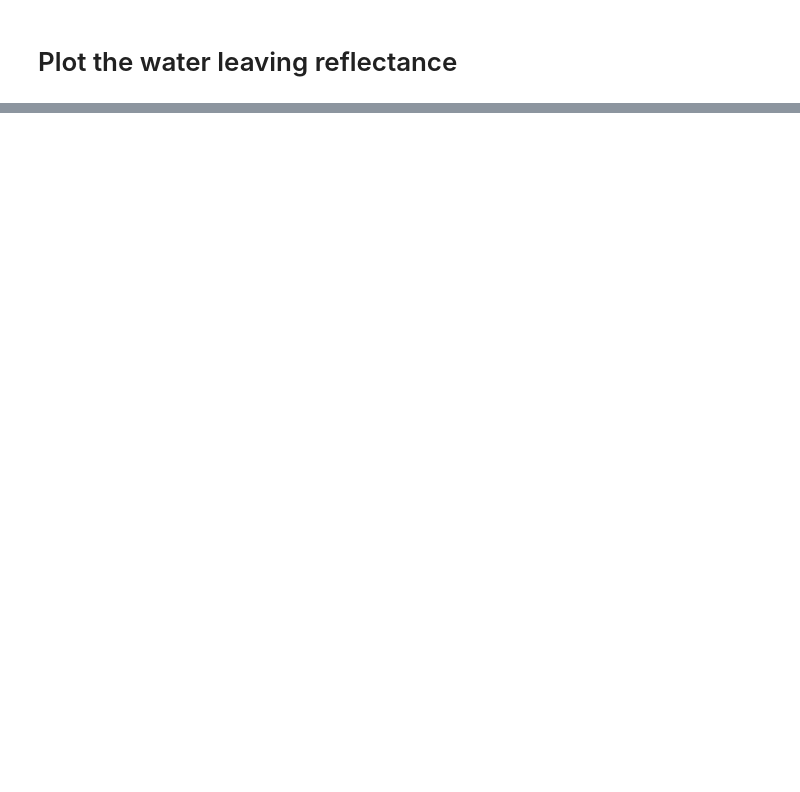
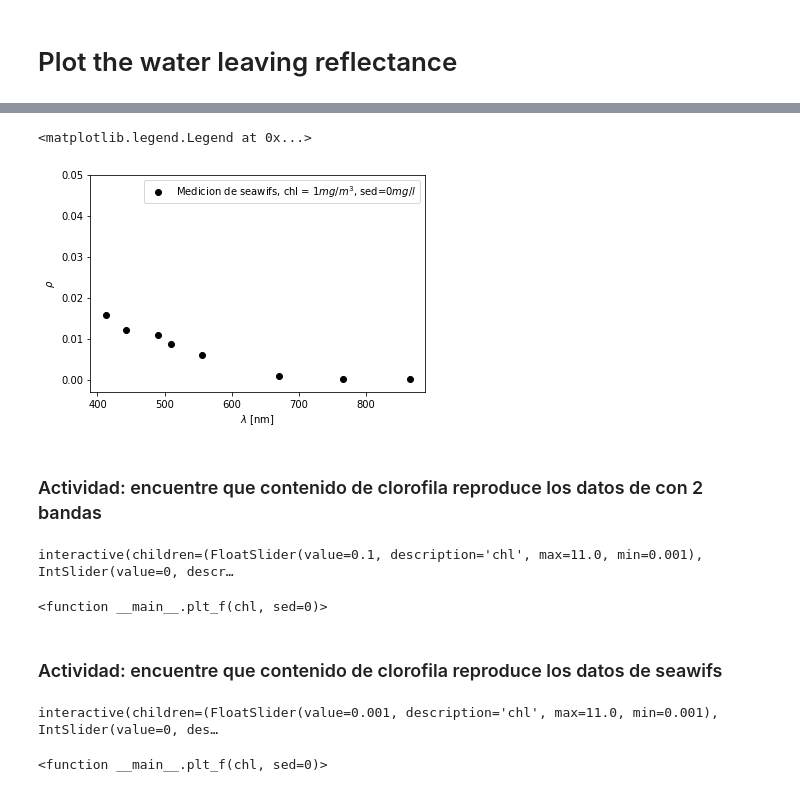
Before and after one commit to fnemina/OC-Teaching-notebooks, a Jupyter notebook: chlRho.ipynb, the cells around one changed output, grey strips where cells are left out. Saved outputs shown, nothing was run; the diff lists cells and outputs as text; code cells hidden in the pictures; blank space fills up the shorter version.

```diff
--- a/chlRho.ipynb
+++ b/chlRho.ipynb
@@ -27,0 +104,16 @@ sea = interp1d(wl, f(c, s))(sea_wl)
+# %%
+sea_wl = np.array([412., 443., 490., 510., 555., 670., 765., 865.])
+c = np.round(np.random.uniform(0,10),0)
+s = np.round(np.random.uniform(0,15),1)*10
+sea = interp1d(wl, f(1, 0))(sea_wl)
+# %%
+plt.plot(sea_wl, sea, 'ko', label="Medicion de seawifs, chl = 1$mg/m^3$, sed=0$mg/l$")
+plt.xlabel(rf"$\lambda$ [nm]")
+plt.ylim(bottom=-0.003, top=0.05)
+plt.ylabel(rf"$\rho$")
+plt.legend()
+# %% [output]
+<matplotlib.legend.Legend at 0x...>
+[figure, added]
+# %% [markdown]
+### Actividad: encuentre que contenido de clorofila reproduce los datos de con 2 bandas
@@ -27,0 +124,26 @@ sea = interp1d(wl, f(c, s))(sea_wl)
+# %%
+def plt_f(chl, sed=0):
+    plt.plot(sea_wl[[2,3]], sea[[2,3]], 'ko')
+    plt.plot(wl, f(chl, sed))
+    plt.xlabel(rf"$\lambda$ [nm]")
+    plt.ylim(bottom=-0.003, top=0.05)
+    plt.ylabel(rf"$\rho$")
+
+interact(plt_f, chl = widgets.FloatSlider(value=0.1, min=0.001, max=11, step=.1), sed = 0)
+# %% [output]
+interactive(children=(FloatSlider(value=0.1, description='chl', max=11.0, min=0.001), IntSlider(value=0, descr…
+<function __main__.plt_f(chl, sed=0)>
+# %% [markdown]
+### Actividad: encuentre que contenido de clorofila reproduce los datos de seawifs
+# %%
+def plt_f(chl, sed=0):
+    plt.plot(sea_wl, sea, 'ko')
+    plt.plot(wl, f(chl, sed))
+    plt.xlabel(rf"$\lambda$ [nm]")
+    plt.ylim(bottom=-0.003, top=0.05)
+    plt.ylabel(rf"$\rho$")
+
+interact(plt_f, chl = widgets.FloatSlider(value=0, min=0.001, max=11, step=0.1), sed = 0)
+# %% [output]
+interactive(children=(FloatSlider(value=0.001, description='chl', max=11.0, min=0.001), IntSlider(value=0, des…
+<function __main__.plt_f(chl, sed=0)>
```
Also changed, not shown: parts of 23 cells of this notebook.
